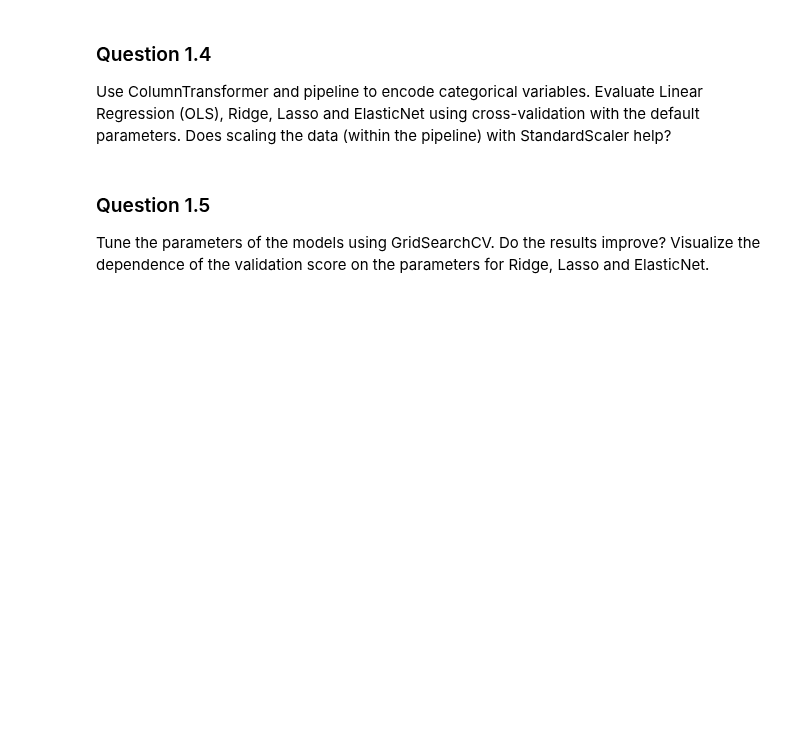
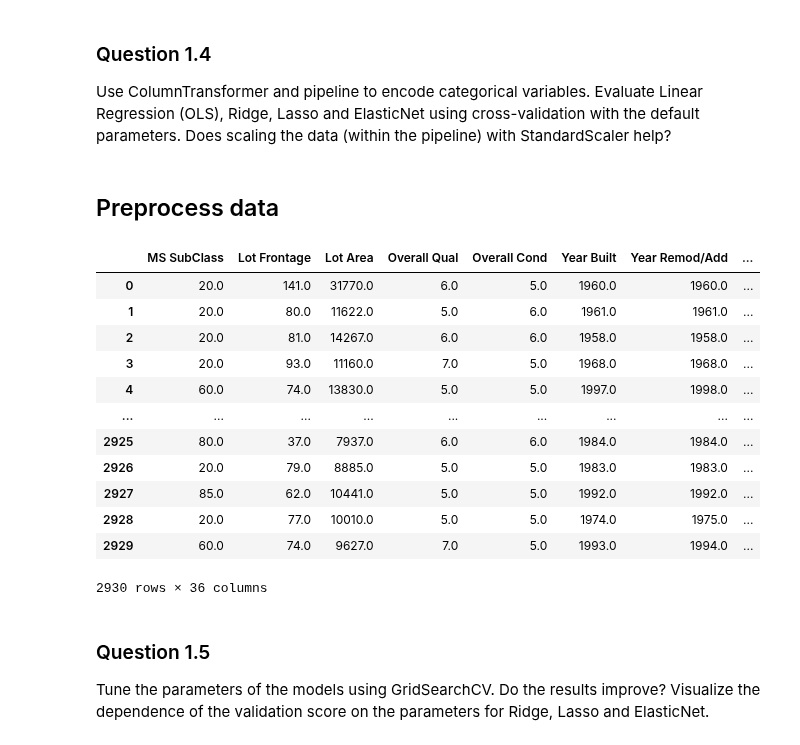
Before and after one commit to sashaaKr/master-of-science, a Jupyter notebook: semester_2/Advanced_Topics_in_Machine_Learning/assignment_1/Advanced Machine Learning - HW #1.ipynb, the cells around one changed output. Drawn from its saved outputs; the diff is of its cells as text; code cells hidden in the pictures; blank space fills up the shorter version.

```diff
--- a/semester_2/Advanced_Topics_in_Machine_Learning/assignment_1/Advanced Machine Learning - HW #1.ipynb
+++ b/semester_2/Advanced_Topics_in_Machine_Learning/assignment_1/Advanced Machine Learning - HW #1.ipynb
@@ -286,57 +286,64 @@ Use ColumnTransformer and pipeline to encode categorical variables. Evaluate Lin
 Regression (OLS), Ridge, Lasso and ElasticNet using cross-validation with the default
 parameters. Does scaling the data (within the pipeline) with StandardScaler help?
 # %%
-def fill_missing_numeric(df):
+def impute_numeric(df):
     return pd.DataFrame(KNNImputer().fit_transform(df),columns = df.columns,index=df.index)
 
 numeric = dropped_df.select_dtypes(exclude=['object'])
 print  ("before\n",numeric.isna().sum())
-numeric = fill_missing_numeric(numeric)
+numeric = impute_numeric(numeric)
 print ("after\n",numeric.isna().sum())
 numeric
 # %%
-def fill_missing_categorical(df):
+def impute_categorical(df):
     return df.fillna("missing")
 categorical = dropped_df.select_dtypes(include=['object'])
-categorical = fill_missing_categorical(categorical)
+categorical = impute_categorical(categorical)
 categorical.isna().sum()
 categorical
+# %% [markdown]
+## Preprocess data
 # %%
-y = df['SalePrice']
-X_train, X_test, y_train, y_test = train_test_split(dropped_df, y, random_state=0)
+numeric = impute_numeric(dropped_df.select_dtypes(exclude=['object']))
+categorical = impute_categorical(dropped_df.select_dtypes(include=['object']))
 
-categorical = X_train.select_dtypes(include=['object'])
-new = fill_missing_categorical(categorical)
-numerical = X_train.select_dtypes(exclude=['object'])
-print(X_train.isna().any())
-SimpleImputer(missing_values=None,strategy='constant',fill_value='miss').fit_transform(categorical)
-KNNImputer(missing_values=np.nan).fit_transform(numerical)
-print(X_train.isna().any())
-scores = {}
+#TBD consider how to fill columns of inplace: fill & KNNImputer does not fill in place when we pass a slice of dataframe
+# or think how to concatenate categorical/numeric columns after imputing
 
-#TBD check why KNNImputer left NaN values??
-for f in X_train.columns:
-    na_count = X_train[f].isna().sum()
-    if na_count > 0:
-        print(f, X_train[f].dtype,na_count)
+# X_train, X_test, y_train, y_test = train_test_split(df_imputed, y, random_state=0)
 
-numerical.loc[:20,'Lot Frontage']
+
+
 # preprocess_scaled = make_column_transformer(
 #     (StandardScaler(), ~categorical),
 #     (OneHotEncoder(), categorical)
 # )
 
 # preprocess_not_scaled = make_column_transformer(
 #     (OneHotEncoder(), categorical)
 # )
 
 # # disregard warning
 # rergressors = [LinearRegression(),Ridge(),Lasso(),ElasticNet()]
 # for regr in rergressors:
 #     non_caled_pipe = make_pipeline(preprocess_not_scaled,regr)
 #     scaled_pipe = make_pipeline(preprocess_scaled,regr)
 #     scores[regr] = (np.mean(cross_val_score(scaled_pipe, X_train, y_train)),np.mean(cross_val_score(non_caled_pipe, X_train, y_train)))
 #     break
+# %% [output]
+|  | MS SubClass | Lot Frontage | Lot Area | Overall Qual | Overall Cond | Year Built | Year Remod/Add | ... |
+| 0 | 20.0 | 141.0 | 31770.0 | 6.0 | 5.0 | 1960.0 | 1960.0 | ... |
+| 1 | 20.0 | 80.0 | 11622.0 | 5.0 | 6.0 | 1961.0 | 1961.0 | ... |
+| 2 | 20.0 | 81.0 | 14267.0 | 6.0 | 6.0 | 1958.0 | 1958.0 | ... |
+| 3 | 20.0 | 93.0 | 11160.0 | 7.0 | 5.0 | 1968.0 | 1968.0 | ... |
+| 4 | 60.0 | 74.0 | 13830.0 | 5.0 | 5.0 | 1997.0 | 1998.0 | ... |
+| ... | ... | ... | ... | ... | ... | ... | ... | ... |
+| 2925 | 80.0 | 37.0 | 7937.0 | 6.0 | 6.0 | 1984.0 | 1984.0 | ... |
+| 2926 | 20.0 | 79.0 | 8885.0 | 5.0 | 5.0 | 1983.0 | 1983.0 | ... |
+| 2927 | 85.0 | 62.0 | 10441.0 | 5.0 | 5.0 | 1992.0 | 1992.0 | ... |
+| 2928 | 20.0 | 77.0 | 10010.0 | 5.0 | 5.0 | 1974.0 | 1975.0 | ... |
+| 2929 | 60.0 | 74.0 | 9627.0 | 7.0 | 5.0 | 1993.0 | 1994.0 | ... |
+2930 rows × 36 columns
 # %%
 #take only categorical values from train set
 categorical = X_train.dtypes == object
```
